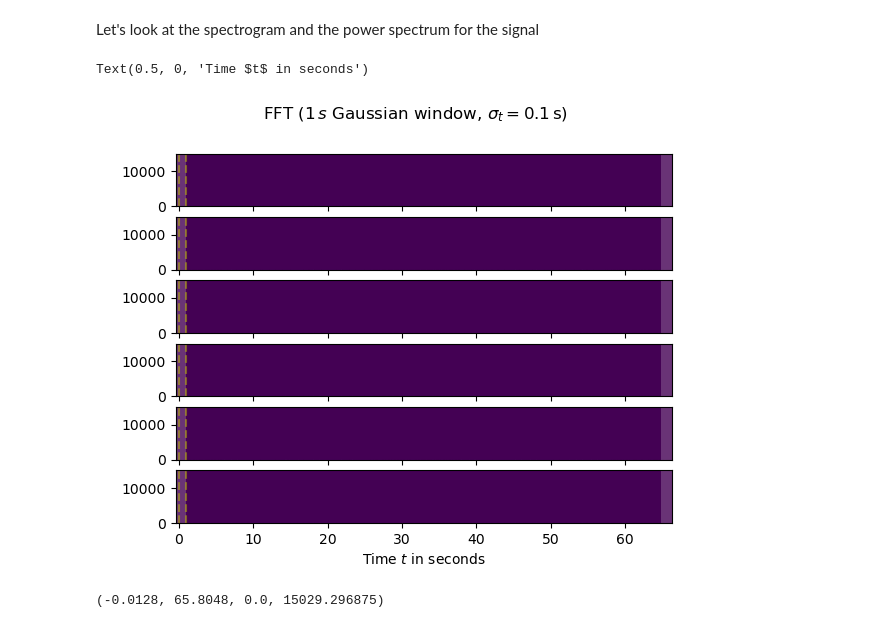
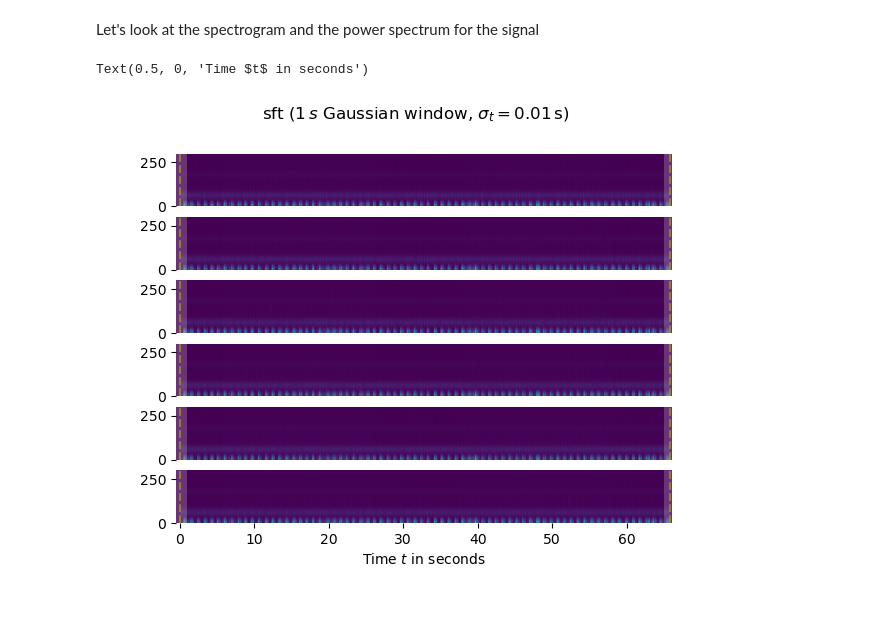
Before and after one commit to kb0dkin/Work_Tools, a Jupyter notebook: BrainPatch_analysis/artifact_exploration.ipynb, the cells around one changed output. Saved outputs shown, nothing was run; the diff lists cells and outputs as text; code cells hidden in the pictures.

Commit message:
looking through neuronexus recordings

```diff
--- a/BrainPatch_analysis/artifact_exploration.ipynb
+++ b/BrainPatch_analysis/artifact_exploration.ipynb
@@ -168,7 +125,7 @@ hop = 300
 
 window = gaussian(len_gauss, std, sym=True)
 fs = recording.continuous[0].metadata['sample_rate']
-fft = signal.ShortTimeFFT(window, hop=hop, fs=fs, scale_to='magnitude')
+sft = signal.ShortTimeFFT(window, hop=hop, fs=fs, scale_to='magnitude')
 
 if session.recordnodes:
     recording = session.recordnodes[0].recordings[0]
@@ -180,51 +137,49 @@ max_cont = 6
 n_cont = recording.continuous[0].samples.shape[1]
 n_cont = n_cont if n_cont <= max_cont else max_cont
 
 # length of the recording -- cleans up the code
 n_samples = recording.continuous[0].samples.shape[0]
 
-# start a fft with a subplot for each continuous signal plotted
-fig_fft, ax_fft = plt.subplots(nrows=n_cont, sharex=True, sharey=True)
+# start a sft with a subplot for each continuous signal plotted
+fig_sft, ax_sft = plt.subplots(nrows=n_cont, sharex=True, sharey=True)
 
-fig_fft.suptitle(rf"FFT ({fft.m_num*fft.T:g}$\,s$ Gaussian window, " +
-                 rf"$\sigma_t={std*fft.T}\,$s)")
+fig_sft.suptitle(rf"sft ({sft.m_num*sft.T:g}$\,s$ Gaussian window, " +
+                 rf"$\sigma_t={std*sft.T}\,$s)")
 
 for i_cont in range(n_cont):
     values = recording.continuous[0].samples[:,i_cont]*recording.continuous[0].metadata['bit_volts'][i_cont]
-    Sx = fft.stft(values)
+    Sx = sft.stft(values)
 
     # time range of the plot
-    t_lo, t_hi = fft.extent(n_samples)[:2]
+    t_lo, t_hi = sft.extent(n_samples)[:2]
 
     # plot the spectrogram
-    ax_fft[i_cont].imshow(abs(Sx[:]), origin='lower', aspect='auto',
-                          extent=fft.extent(n_samples), cmap='viridis')
+    ax_sft[i_cont].imshow(abs(Sx[:]), origin='lower', aspect='auto',
+                          extent=sft.extent(n_samples), cmap='viridis')
 
     # shade areas where slice stick outside of the signal
-    for t0_, t1_ in [(t_lo, fft.lower_border_end[0] * fft.T), (fft.upper_border_begin(n_samples)[0] * fft.T, t_hi)]:
-        ax_fft[i_cont].axvspan(t0_, t1_, color='w', linewidth=0, alpha=.2)
+    for t0_, t1_ in [(t_lo, sft.lower_border_end[0] * sft.T), (sft.upper_border_begin(n_samples)[0] * sft.T, t_hi)]:
+        ax_sft[i_cont].axvspan(t0_, t1_, color='w', linewidth=0, alpha=.2)
 
     # and mark the borders with a vertical line:
-    for t_ in [0, fs*fft.T]:
-        ax_fft[i_cont].axvline(t_, color='y', linestyle='--', alpha=0.5)
+    for t_ in [0, n_samples*sft.T]:
+        ax_sft[i_cont].axvline(t_, color='y', linestyle='--', alpha=0.5)
 
     # make only bottom ticks visible
     if i_cont < (n_cont-1):
-        ax_event[i_cont].xaxis.set_visible(False)
+        ax_sft[i_cont].xaxis.set_visible(False)
 
     # clean everything out
-    ax_fft[i_cont].set(xlim=(t_lo, t_hi))
+    ax_sft[i_cont].set(xlim=(t_lo, t_hi))
+    ax_sft[i_cont].set(ylim=(0,300))
+
 
     # remove the outer boxes
     for spine in ['top','bottom','right','left']:
-        ax_event[i_cont].spines[spine].set_visible(False)
+        ax_sft[i_cont].spines[spine].set_visible(False)
 
 # set up the labels on the bottom axis
-ax_fft[-1].set_xlabel(f'Time $t$ in seconds')
+ax_sft[-1].set_xlabel(f'Time $t$ in seconds')
 # %% [output]
 Text(0.5, 0, 'Time $t$ in seconds')
-[figure, old version]
+[figure, new version]
-# %%
-fft.extent(recording.continuous[0].samples.shape[0])
-# %% [output]
-(-0.0128, 65.8048, 0.0, 15029.296875)
```
Also changed, not shown: parts of 8 cells of this notebook.
